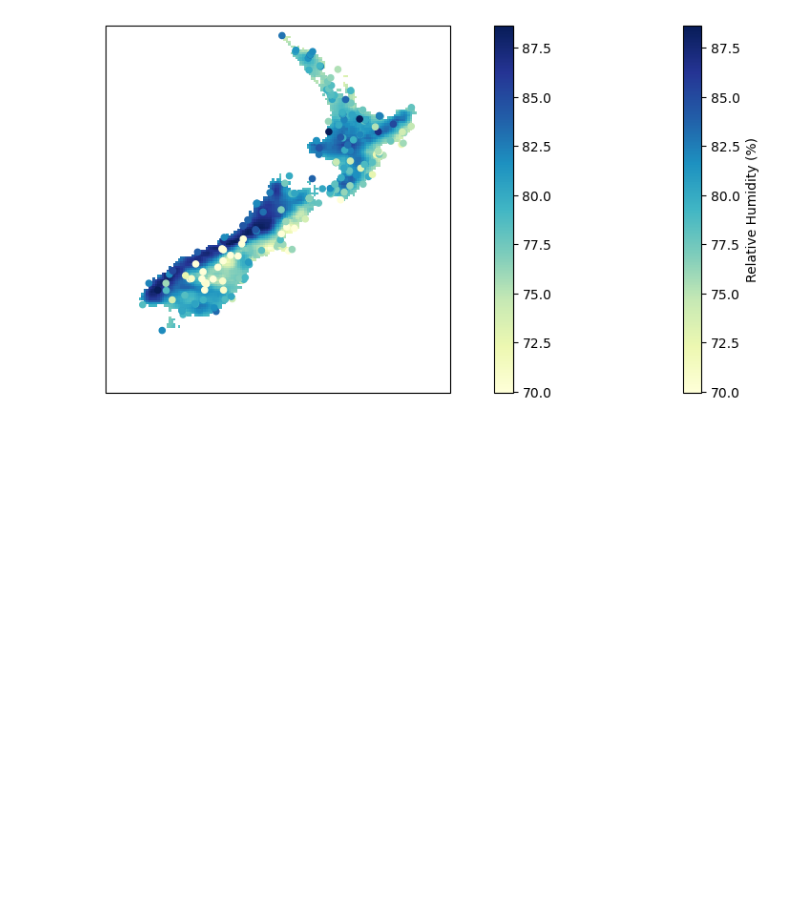
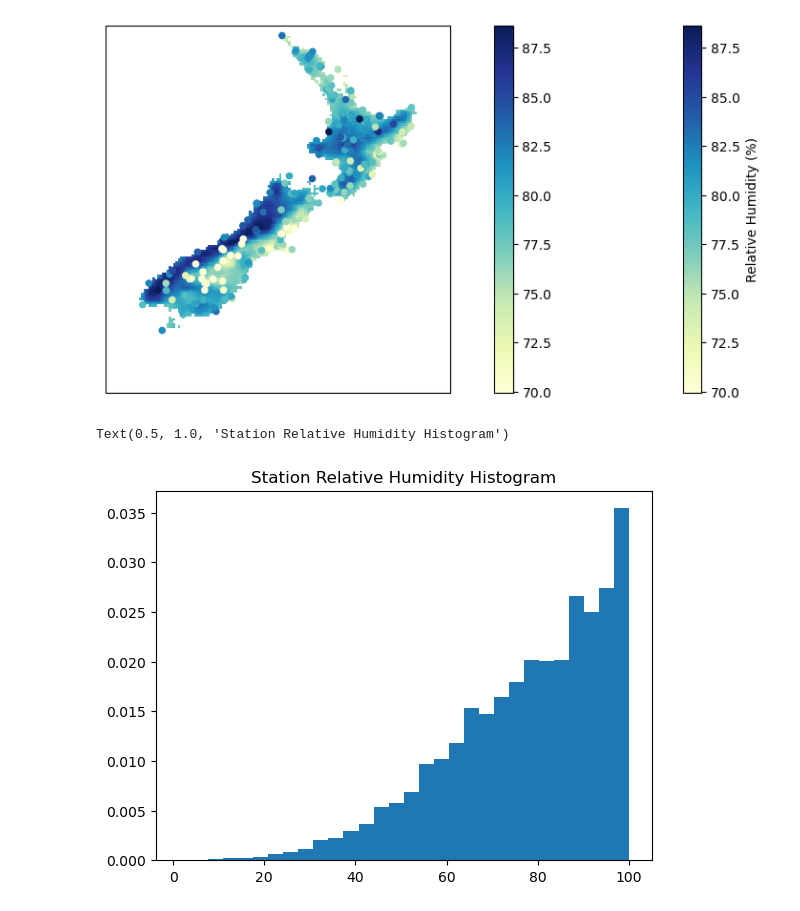
Before and after one commit to oriordanemily/deepsensorNZ, a Jupyter notebook: experiments/data_explore/by_variable/relative_humidity.ipynb, the cells around one changed output. Saved outputs shown, nothing was run; the diff lists cells and outputs as text; code cells hidden in the pictures; blank space fills up the shorter version.

Commit message:
Edits for relative_humidity

```diff
--- a/experiments/data_explore/by_variable/relative_humidity.ipynb
+++ b/experiments/data_explore/by_variable/relative_humidity.ipynb
@@ -177,3 +177,10 @@ station_means.plot.scatter(x='longitude',
 ax.set_extent([165, 180, -50, -34], crs=ccrs.PlateCarree())
 # %% [output]
 [figure]
+# %%
+fig, ax = plt.subplots()
+ax.hist(station_df['relative_humidity'].values, bins=30, density=True)
+ax.set_title('Station Relative Humidity Histogram')
+# %% [output]
+Text(0.5, 1.0, 'Station Relative Humidity Histogram')
+[figure, added]
```
Also changed, not shown: parts of 1 cell of this notebook, 3 other files.
